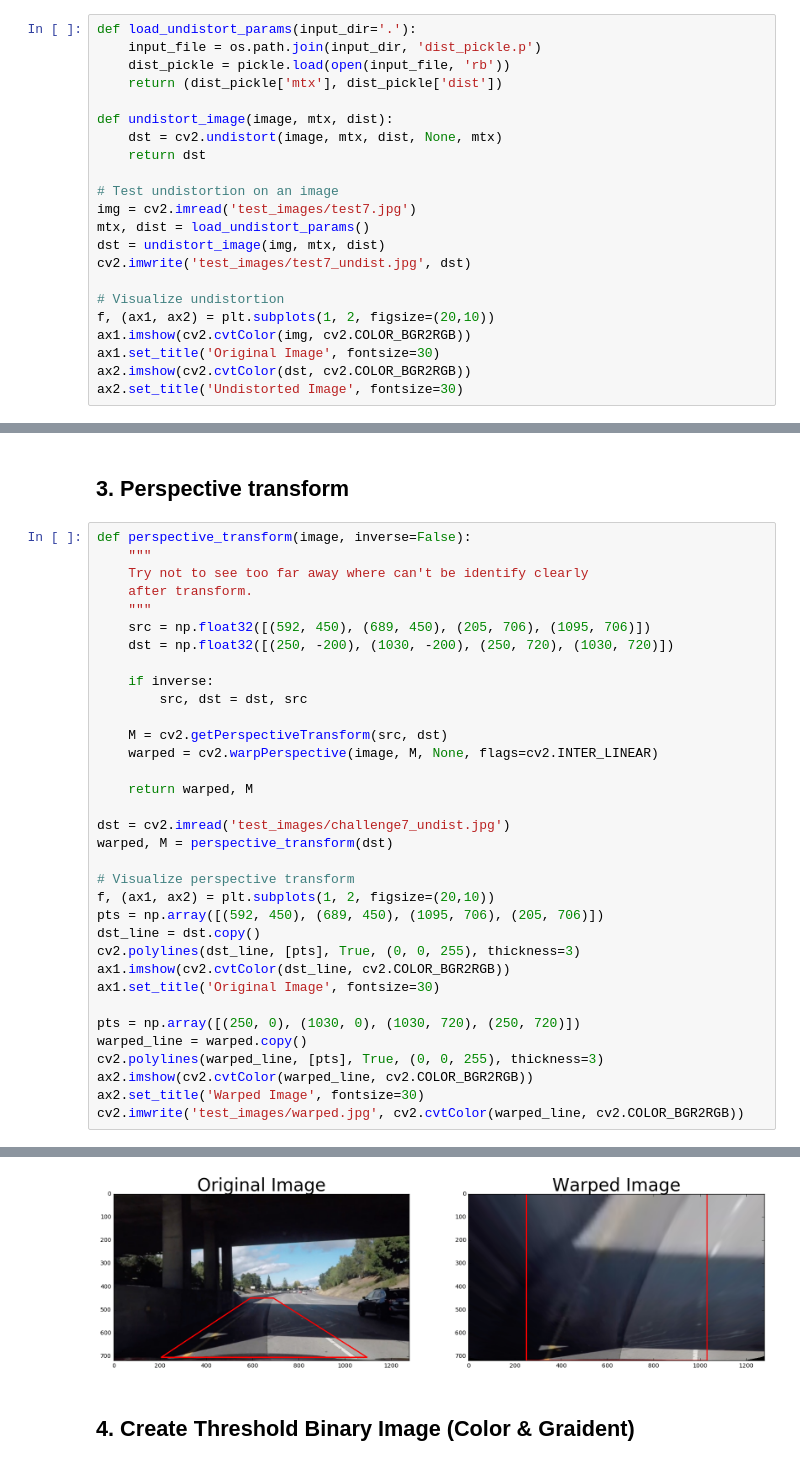
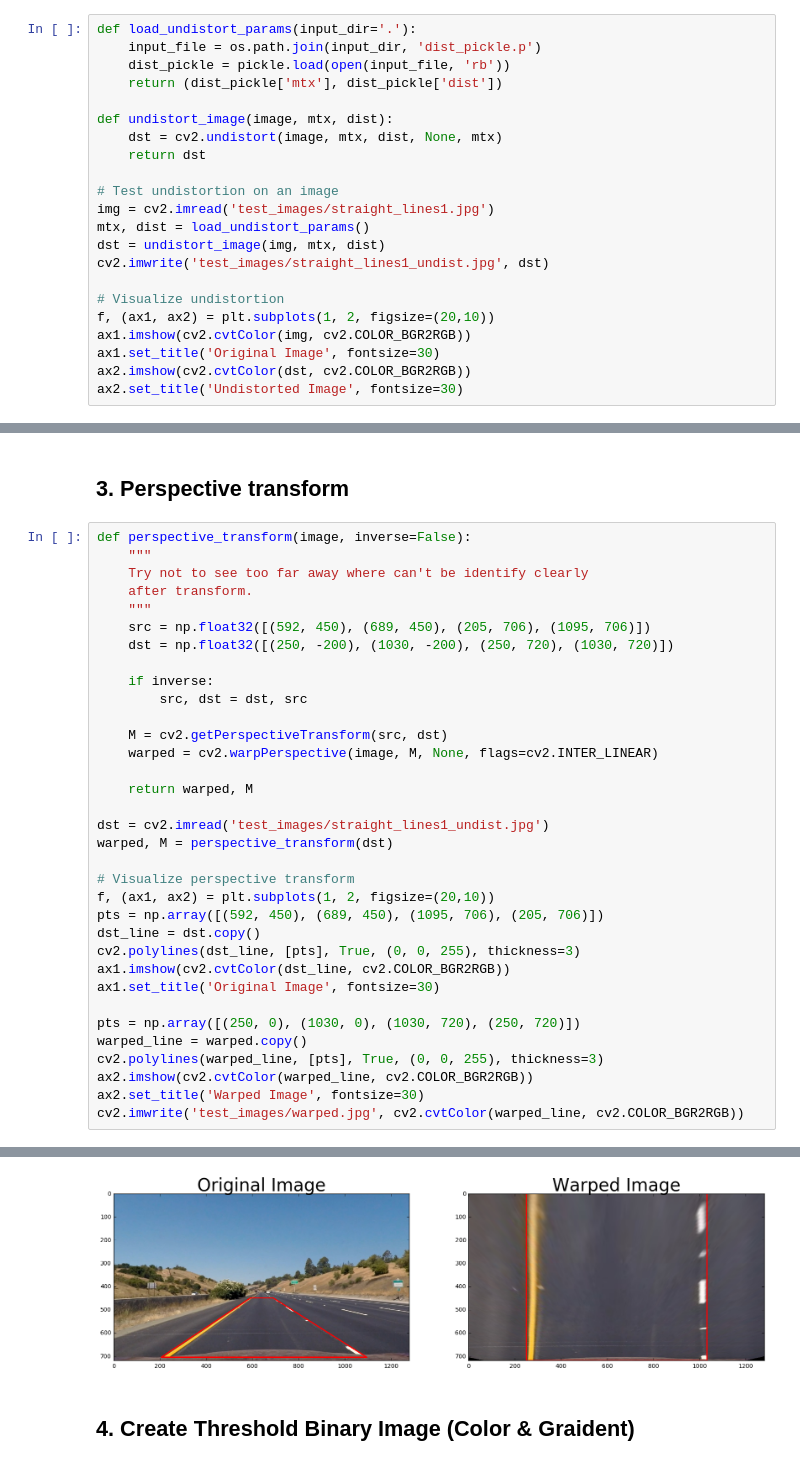
Before and after one commit to chc170/CarND-Advanced-Lane-Lines, a Jupyter notebook: project4.ipynb, the cells around one changed output, grey strips where cells are left out. Drawn from its saved outputs; the diff is of its cells as text.

```diff
--- a/project4.ipynb
+++ b/project4.ipynb
@@ -80,10 +80,10 @@ def undistort_image(image, mtx, dist):
     return dst
 
 # Test undistortion on an image
-img = cv2.imread('test_images/test7.jpg')
+img = cv2.imread('test_images/straight_lines1.jpg')
 mtx, dist = load_undistort_params()
 dst = undistort_image(img, mtx, dist)
-cv2.imwrite('test_images/test7_undist.jpg', dst)
+cv2.imwrite('test_images/straight_lines1_undist.jpg', dst)
 
 # Visualize undistortion
 f, (ax1, ax2) = plt.subplots(1, 2, figsize=(20,10))
@@ -104,35 +104,35 @@ def perspective_transform(image, inverse=False):
     """
     src = np.float32([(592, 450), (689, 450), (205, 706), (1095, 706)])
     dst = np.float32([(250, -200), (1030, -200), (250, 720), (1030, 720)])
 
     if inverse:
         src, dst = dst, src
 
     M = cv2.getPerspectiveTransform(src, dst)
     warped = cv2.warpPerspective(image, M, None, flags=cv2.INTER_LINEAR)
 
     return warped, M
 
-dst = cv2.imread('test_images/challenge7_undist.jpg')
+dst = cv2.imread('test_images/straight_lines1_undist.jpg')
 warped, M = perspective_transform(dst)
 
 # Visualize perspective transform
 f, (ax1, ax2) = plt.subplots(1, 2, figsize=(20,10))
 pts = np.array([(592, 450), (689, 450), (1095, 706), (205, 706)])
 dst_line = dst.copy()
 cv2.polylines(dst_line, [pts], True, (0, 0, 255), thickness=3)
 ax1.imshow(cv2.cvtColor(dst_line, cv2.COLOR_BGR2RGB))
 ax1.set_title('Original Image', fontsize=30)
 
 pts = np.array([(250, 0), (1030, 0), (1030, 720), (250, 720)])
 warped_line = warped.copy()
 cv2.polylines(warped_line, [pts], True, (0, 0, 255), thickness=3)
 ax2.imshow(cv2.cvtColor(warped_line, cv2.COLOR_BGR2RGB))
 ax2.set_title('Warped Image', fontsize=30)
 cv2.imwrite('test_images/warped.jpg', cv2.cvtColor(warped_line, cv2.COLOR_BGR2RGB))
 # %% [output]
 True
-[figure, old version]
+[figure, new version]
 # %% [markdown]
 ## 4. Create Threshold Binary Image (Color & Graident)
 # %% [markdown]
```
Also changed, not shown: parts of 14 cells of this notebook, 9 other files.
